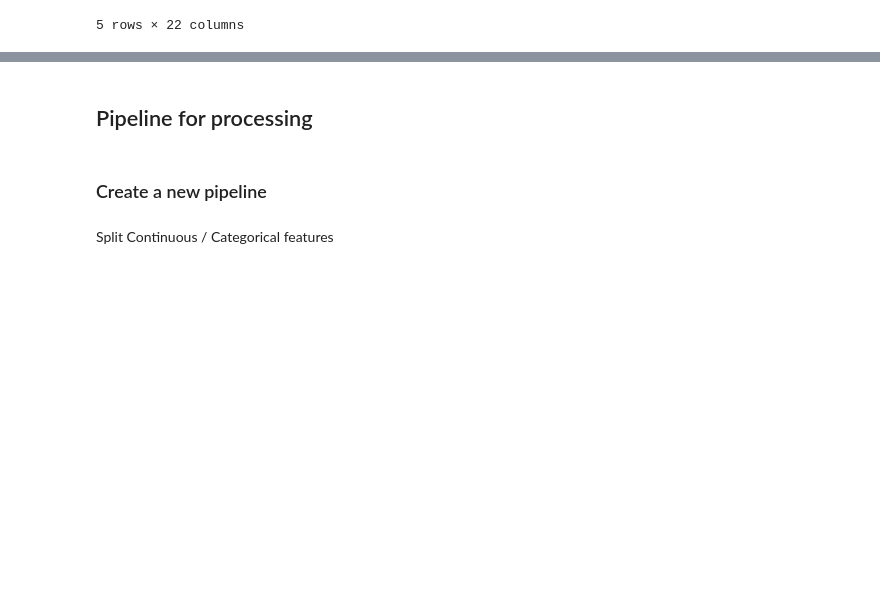
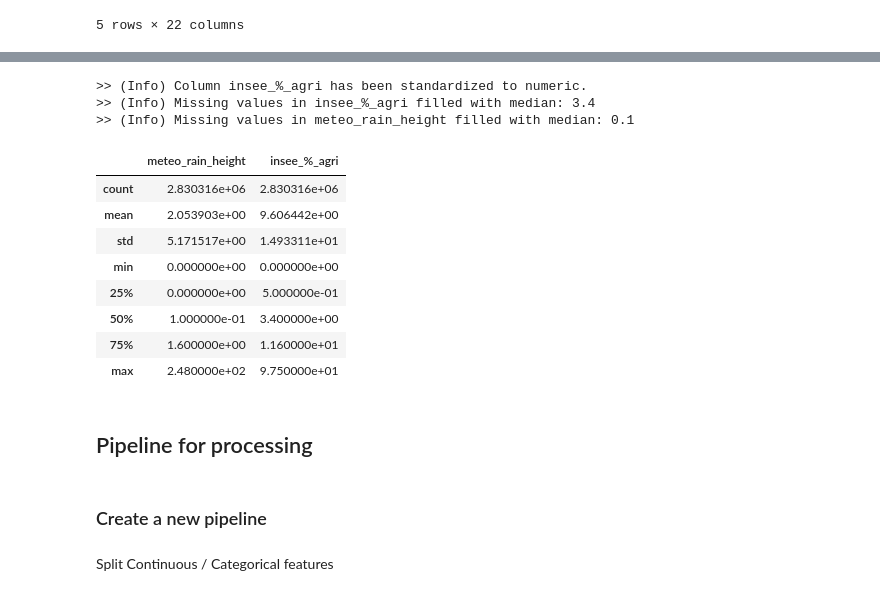
Before and after one commit to AhmedYassi02/Hickathon_43, a Jupyter notebook: data_processing.ipynb, the cells around one changed output, grey strips where cells are left out. Cells and saved outputs as stored; diff of their text form; code cells hidden in the pictures; blank space fills up the shorter version.

Commit message:
add Transfo "CleanYael"
Applies to columns "insee_%_agri" and    "meteo_rain_height"

```diff
--- a/data_processing.ipynb
+++ b/data_processing.ipynb
@@ -297,6 +297,72 @@ df_test.head()
 | 2 | 2 | 7JGgKHHDgJCJkQCQxyHHdl | Bombay Jayashri;DJ Aftab | Hindi Slowed Reverb Bollywood Lofi | zara zara lofi | 54 | 219437 | 0.608 | 0.638 | ... |
 | 3 | 3 | 3YRj4jmwois2ctPnhwSwFo | Bombay Jayashri | Minnalae | vaseegara | 68 | 299146 | 0.695 | 0.293 | ... |
 | 4 | 4 | 3tp3ij9dtY3CacQgd1OvRf | Bombay Jayashri;Swattrex | Hindi LoFi Vibe | zara zara lofi chill | 59 | 387716 | 0.583 | 0.308 | ... |
+# %%
+## class yael
+class CleanYael(Transformer):
+    def __init__(self):
+        # Initialize placeholders for the medians
+        self.insee_median = None
+        self.meteo_median = None
+
+    def fit(self, X, y=None):
+        # Column names to clean
+        insee = "insee_%_agri"
+        meteo = "meteo_rain_height"
+
+        # Standardize the `insee_%_agri` column
+        X[insee] = pd.to_numeric(X[insee], errors='coerce')  # Converts strings to NaN
+        X[insee] = X[insee].astype(float)  # Ensure column is float
+        print(f">> (Info) Column {insee} has been standardized to numeric.")
+
+        # Compute and store the medians after standardizing
+        self.insee_median = X[insee].median()
+        self.meteo_median = X[meteo].median()
+        return self
+
+    def transform(self, X):
+        # Column names
+        insee = "insee_%_agri"
+        meteo = "meteo_rain_height"
+
+        # Ensure the `insee_%_agri` column is standardized (in case it wasn't during fit)
+        X[insee] = pd.to_numeric(X[insee], errors='coerce')
+        X[insee] = X[insee].astype(float)
+
+        # Fill missing values with the computed medians
+        X[insee] = X[insee].fillna(self.insee_median)
+        X[meteo] = X[meteo].fillna(self.meteo_median)
+
+        print(f">> (Info) Missing values in {insee} filled with median: {self.insee_median}")
+        print(f">> (Info) Missing values in {meteo} filled with median: {self.meteo_median}")
+
+        return X
+
+#test
+transfo = CleanYael()
+
+path_yael= Path("./data/src/X_train_Hi5.csv")
+##Travail que sur certaines colonnes
+columns_to_load = ['meteo_rain_height', 'insee_%_agri','piezo_groundwater_level_category']
+df_yael = pd.read_csv(path_yael, usecols=columns_to_load) # Dataframe used to test functions, we can only take few rows
+df_yael.head()
+df_yael.describe()
+df_test = transfo.fit_transform(df_yael)
+df_test.head()
+df_test.describe()
+# %% [output]
+>> (Info) Column insee_%_agri has been standardized to numeric.
+>> (Info) Missing values in insee_%_agri filled with median: 3.4
+>> (Info) Missing values in meteo_rain_height filled with median: 0.1
+|  | meteo_rain_height | insee_%_agri |
+| count | 2.830316e+06 | 2.830316e+06 |
+| mean | 2.053903e+00 | 9.606442e+00 |
+| std | 5.171517e+00 | 1.493311e+01 |
+| min | 0.000000e+00 | 0.000000e+00 |
+| 25% | 0.000000e+00 | 5.000000e-01 |
+| 50% | 1.000000e-01 | 3.400000e+00 |
+| 75% | 1.600000e+00 | 1.160000e+01 |
+| max | 2.480000e+02 | 9.750000e+01 |
 # %% [markdown]
 ## Pipeline for processing
 # %%
```
Also changed, not shown: parts of 1 cell of this notebook, 1 other file.
